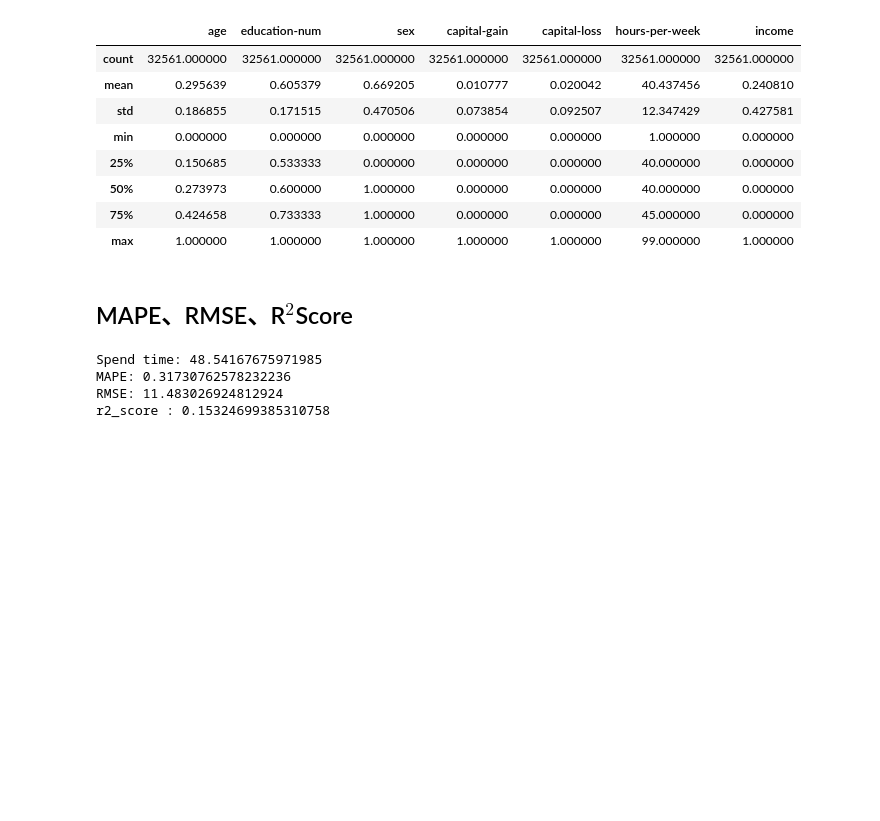
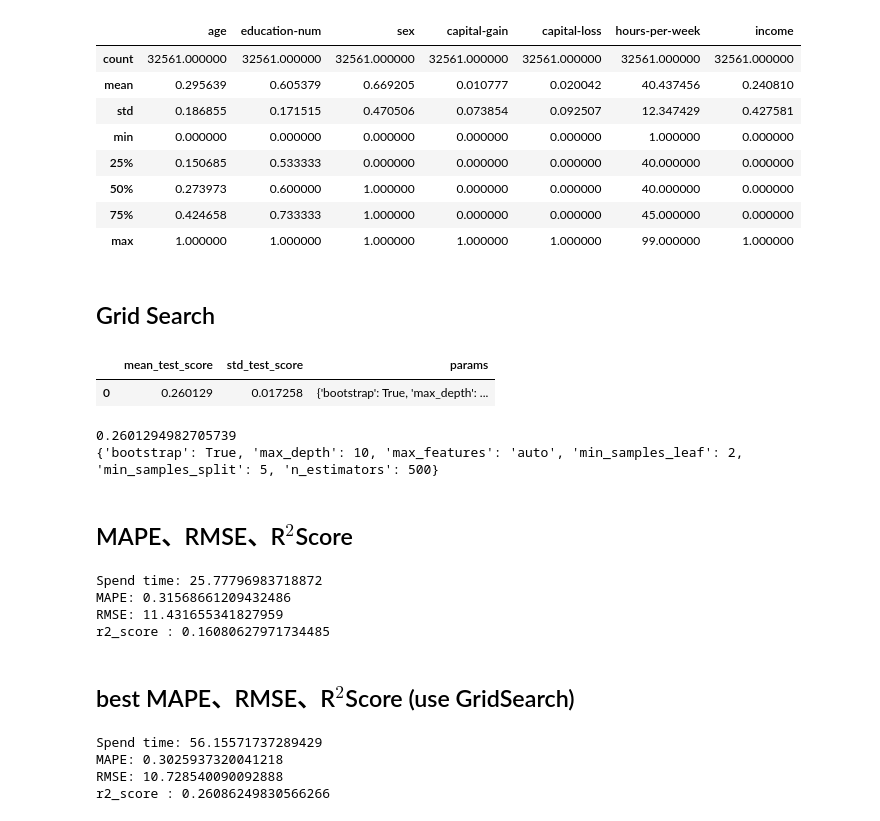
Before and after one commit to Imcyj123/hw2-M11223041, a Jupyter notebook: RandomForest-clean.ipynb, the cells around one changed output. Drawn from its saved outputs; the diff is of its cells as text; code cells hidden in the pictures; blank space fills up the shorter version.

```diff
--- a/RandomForest-clean.ipynb
+++ b/RandomForest-clean.ipynb
@@ -122,6 +122,30 @@ y = training_data['hours-per-week']
 Xt = test_data.drop('hours-per-week',axis=1)
 yt = test_data['hours-per-week']
 X.columns = Xt.columns
+# %% [markdown]
+## Grid Search
+# %%
+from sklearn.model_selection import GridSearchCV
+model = RandomForestRegressor()
+param_grid = {'bootstrap': [True],
+             'max_depth': [10],
+             'max_features': ['auto'],
+             'min_samples_leaf': [2],
+             'min_samples_split': [5],
+             'n_estimators': [500]}
+grid = GridSearchCV(model, param_grid, scoring='r2')
+grid.fit(X,y)
+pd.DataFrame(grid.cv_results_)[['mean_test_score', 'std_test_score', 'params']]
+# %% [output]
+|  | mean_test_score | std_test_score | params |
+| 0 | 0.260129 | 0.017258 | {'bootstrap': True, 'max_depth': ... |
+# %%
+print(grid.best_score_)
+print(grid.best_params_)
+params = grid.best_params_
+# %% [output]
+0.2601294982705739
+{'bootstrap': True, 'max_depth': 10, 'max_features': 'auto', 'min_samples_leaf': 2, 'min_samples_split': 5, 'n_estimators': 500}
 # %% [markdown]
 ## MAPE、RMSE、R$^2$Score
 # %%
@@ -136,7 +160,25 @@ rmse = np.sqrt(metrics.mean_squared_error(yt,y_pred))
 print(f'RMSE: {rmse}')
 print(f'r2_score : {r2_score(yt,y_pred)}')
 # %% [output]
-Spend time: 48.54167675971985
-MAPE: 0.31730762578232236
-RMSE: 11.483026924812924
-r2_score : 0.15324699385310758
+Spend time: 25.77796983718872
+MAPE: 0.31568661209432486
+RMSE: 11.431655341827959
+r2_score : 0.16080627971734485
+# %% [markdown]
+## best MAPE、RMSE、R$^2$Score (use GridSearch)
+# %%
+from sklearn.metrics import mean_absolute_percentage_error
+model = RandomForestRegressor(**params)
+start_time = time.time()
+model.fit(X, y)
+print(f'Spend time: {time.time()-start_time}')
+y_pred =  model.predict(Xt)
+print(f'MAPE: {mean_absolute_percentage_error(yt,y_pred)}')
+rmse = np.sqrt(metrics.mean_squared_error(yt,y_pred))
+print(f'RMSE: {rmse}')
+print(f'r2_score : {r2_score(yt,y_pred)}')
+# %% [output]
+Spend time: 56.15571737289429
+MAPE: 0.3025937320041218
+RMSE: 10.728540090092888
+r2_score : 0.26086249830566266
```
Also changed, not shown: parts of 10 cells of this notebook, 2 other files.
